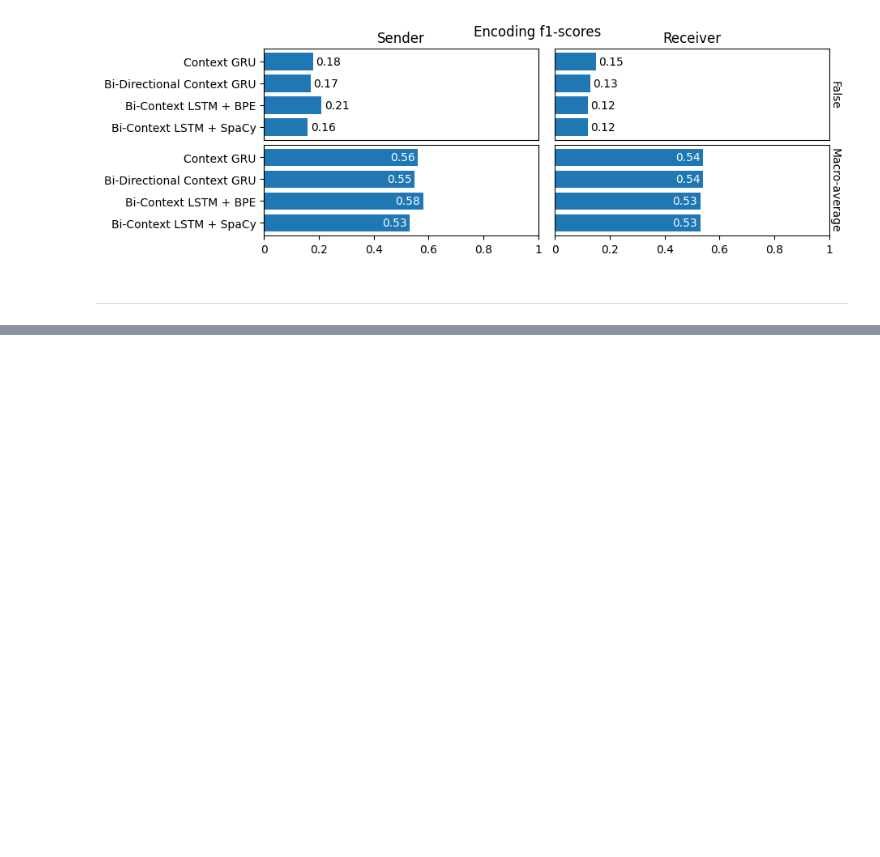
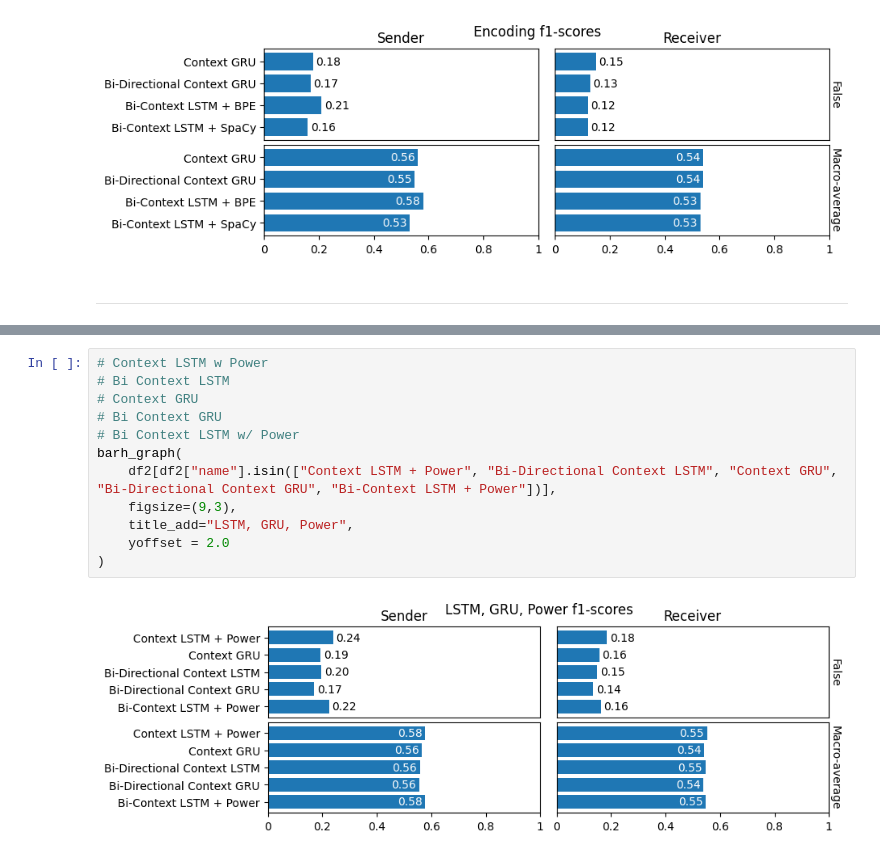
Before and after one commit to AdamKreitz/w266-final-project, a Jupyter notebook: visuals.ipynb, the cells around one changed output, grey strips where cells are left out. Drawn from its saved outputs; the diff is of its cells as text; blank space fills up the shorter version.

```diff
--- a/visuals.ipynb
+++ b/visuals.ipynb
@@ -285,0 +325,14 @@ df
+# %%
+# Context LSTM w Power
+# Bi Context LSTM
+# Context GRU
+# Bi Context GRU
+# Bi Context LSTM w/ Power
+barh_graph(
+    df2[df2["name"].isin(["Context LSTM + Power", "Bi-Directional Context LSTM", "Context GRU", "Bi-Directional Context GRU", "Bi-Context LSTM + Power"])],
+    figsize=(9,3),
+    title_add="LSTM, GRU, Power",
+    yoffset = 2.0
+)
+# %% [output]
+[figure, added]
```
Also changed, not shown: parts of 7 cells of this notebook.
